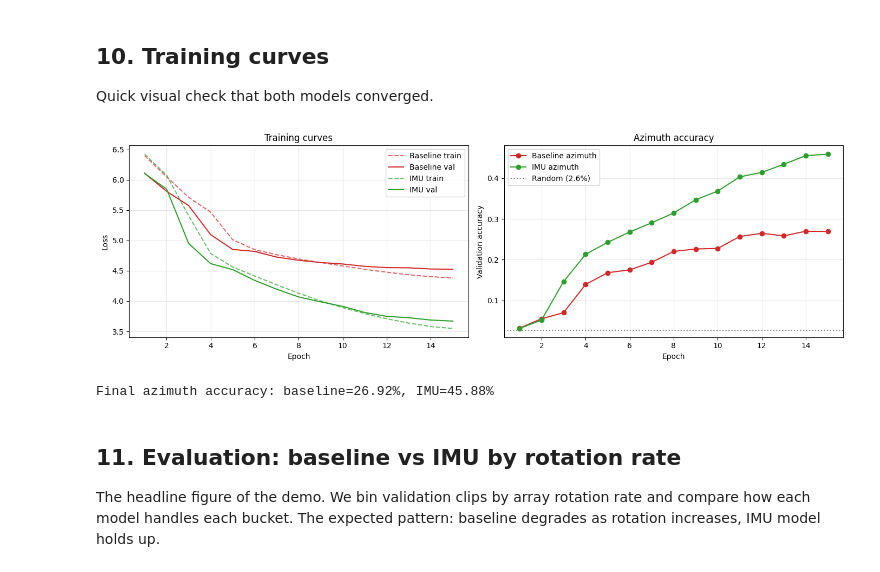
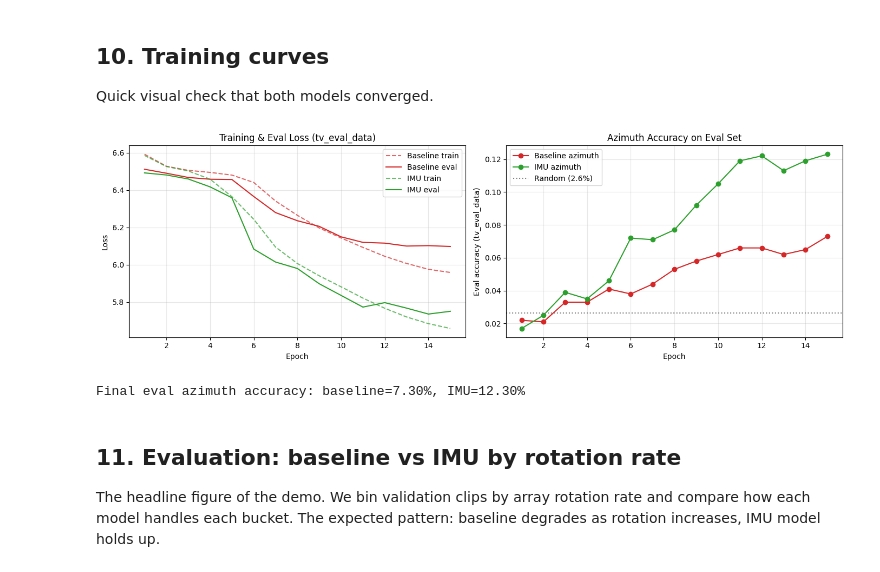
Before and after one commit to Daniellb12/PhaseCoder, a Jupyter notebook: PhaseCoder_Updated_Datatrain.ipynb, the cells around one changed output. Drawn from its saved outputs; the diff is of its cells as text; code cells hidden in the pictures.

```diff
--- a/PhaseCoder_Updated_Datatrain.ipynb
+++ b/PhaseCoder_Updated_Datatrain.ipynb
@@ -664,7 +838,7 @@ def train_model(use_imu: bool, output_dir: Path, train_manifest, eval_manifest,
         for batch_idx, batch in enumerate(train_loader):
             audio = batch["audio"].to(device, non_blocking=True)
             mic_coords = batch["mic_coords"].to(device, non_blocking=True)
-            imu = batch["imu_quats"].to(device, non_blocking=True) if batch["imu_quats"] is not None else None
+            imu = batch["imu_quats"].to(device, non_blocking=True) if (use_imu and batch["imu_quats"] is not None) else None
             targets = {k: v.to(device, non_blocking=True) for k, v in batch["labels"].items()}
 
             optimizer.zero_grad(set_to_none=True)
@@ -718,7 +892,7 @@ def train_model(use_imu: bool, output_dir: Path, train_manifest, eval_manifest,
                 for batch in loader:
                     audio_b      = batch["audio"].to(device, non_blocking=True)
                     mc_b         = batch["mic_coords"].to(device, non_blocking=True)
-                    imu_b        = batch["imu_quats"].to(device, non_blocking=True) if batch["imu_quats"] is not None else None
+                    imu_b        = batch["imu_quats"].to(device, non_blocking=True) if (use_imu and batch["imu_quats"] is not None) else None
                     targets_b    = {k: v.to(device, non_blocking=True) for k, v in batch["labels"].items()}
                     if use_amp:
                         with torch.amp.autocast("cuda", dtype=torch.float16):
@@ -836,6 +1011,13 @@ Training baseline model
 Same architecture, same data, but this model receives per-frame quaternions for dynamic clips.
 This is the "after" — the contribution of the dynamic-array extension.
 # %%
+# Re-load manifests in case this cell is run independently
+import json
+with open(TRAIN_DIR / "manifest.json") as f:
+    train_manifest = json.load(f)
+with open(EVAL_DIR / "manifest.json") as f:
+    eval_manifest = json.load(f)
+
 print(f"Starting IMU-conditioned training at {time.strftime('%H:%M:%S')} ...\n")
 sys.stdout.flush()
 
@@ -853,31 +1051,40 @@ NameError: name 'manifest' is not defined
 
 Quick visual check that both models converged.
 # %%
+# Load history from disk if not already in memory (e.g. after kernel restart)
+import json as _json
+if "baseline_history" not in dir():
+    with open(BASELINE_RUN_DIR / "history.json") as _f:
+        baseline_history = _json.load(_f)
+if "imu_history" not in dir():
+    with open(IMU_RUN_DIR / "history.json") as _f:
+        imu_history = _json.load(_f)
+
 fig, axes = plt.subplots(1, 2, figsize=(14, 4.5))
 
 epochs_x = np.arange(1, len(baseline_history["train_loss"]) + 1)
 
 axes[0].plot(epochs_x, baseline_history["train_loss"], "--", label="Baseline train", color="#d62728", alpha=0.7)
 axes[0].plot(epochs_x, baseline_history["eval_loss"],  "-",  label="Baseline eval",  color="#d62728")
 axes[0].plot(epochs_x, imu_history["train_loss"],      "--", label="IMU train",       color="#2ca02c", alpha=0.7)
 axes[0].plot(epochs_x, imu_history["eval_loss"],       "-",  label="IMU eval",        color="#2ca02c")
 axes[0].set_xlabel("Epoch"); axes[0].set_ylabel("Loss")
 axes[0].set_title("Training & Eval Loss (tv_eval_data)")
 axes[0].legend(); axes[0].grid(alpha=0.3)
 
 axes[1].plot(epochs_x, baseline_history["eval_az_acc"], "-o", label="Baseline azimuth", color="#d62728")
 axes[1].plot(epochs_x, imu_history["eval_az_acc"],      "-o", label="IMU azimuth",       color="#2ca02c")
 axes[1].set_xlabel("Epoch"); axes[1].set_ylabel("Eval accuracy (tv_eval_data)")
 axes[1].set_title("Azimuth Accuracy on Eval Set")
 axes[1].axhline(y=1/NUM_AZIMUTH, color="gray", linestyle=":", label=f"Random ({100/NUM_AZIMUTH:.1f}%)")
 axes[1].legend(); axes[1].grid(alpha=0.3)
 
 plt.tight_layout(); plt.show()
 print(f"Final eval azimuth accuracy: baseline={baseline_history['eval_az_acc'][-1]:.2%}, "
       f"IMU={imu_history['eval_az_acc'][-1]:.2%}")
 # %% [output]
-[figure, old version]
+[figure, new version]
-Final azimuth accuracy: baseline=26.92%, IMU=45.88%
+Final eval azimuth accuracy: baseline=7.30%, IMU=12.30%
 # %% [markdown]
 ## 11. Evaluation: baseline vs IMU by rotation rate
 
```
Also changed, not shown: parts of 13 cells of this notebook.
